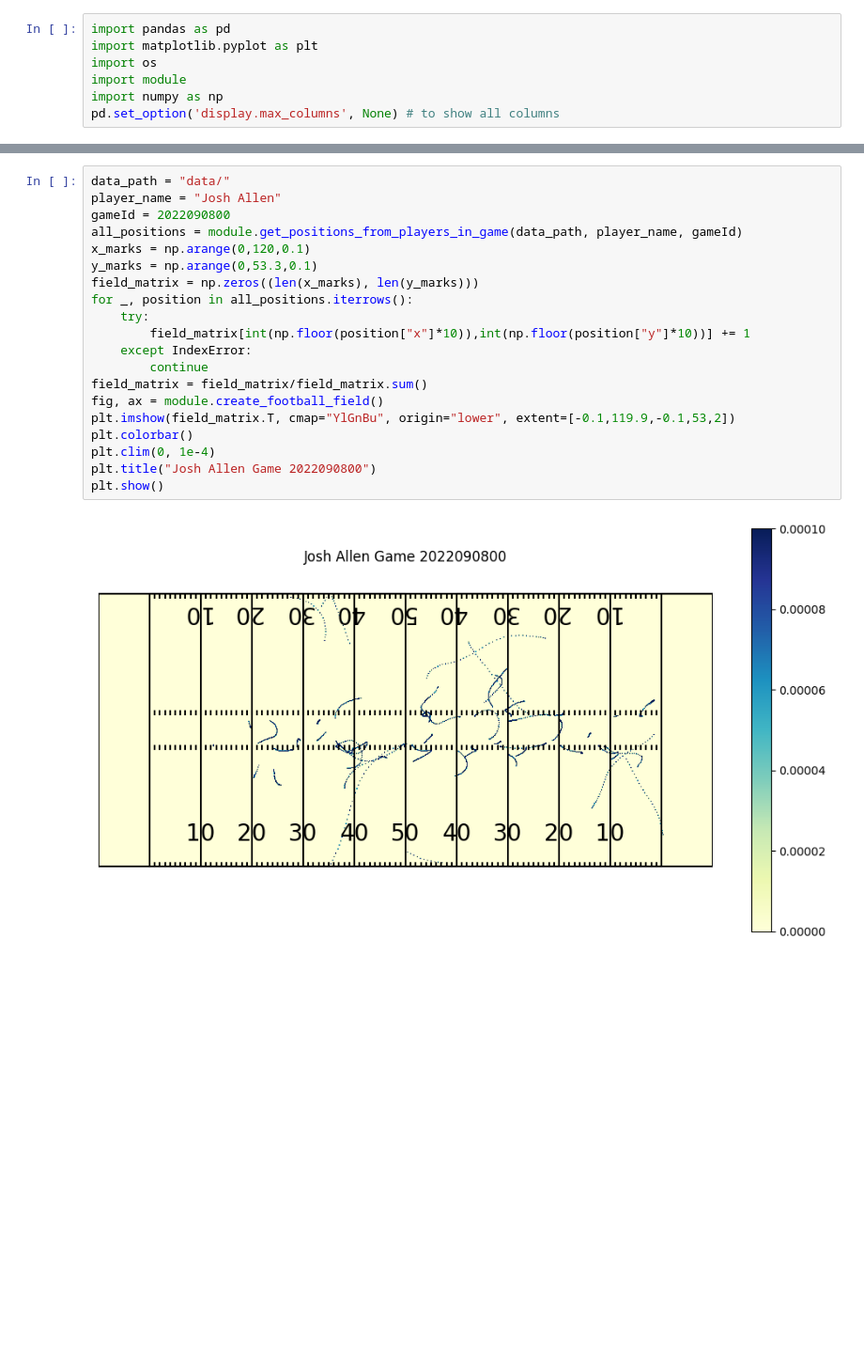
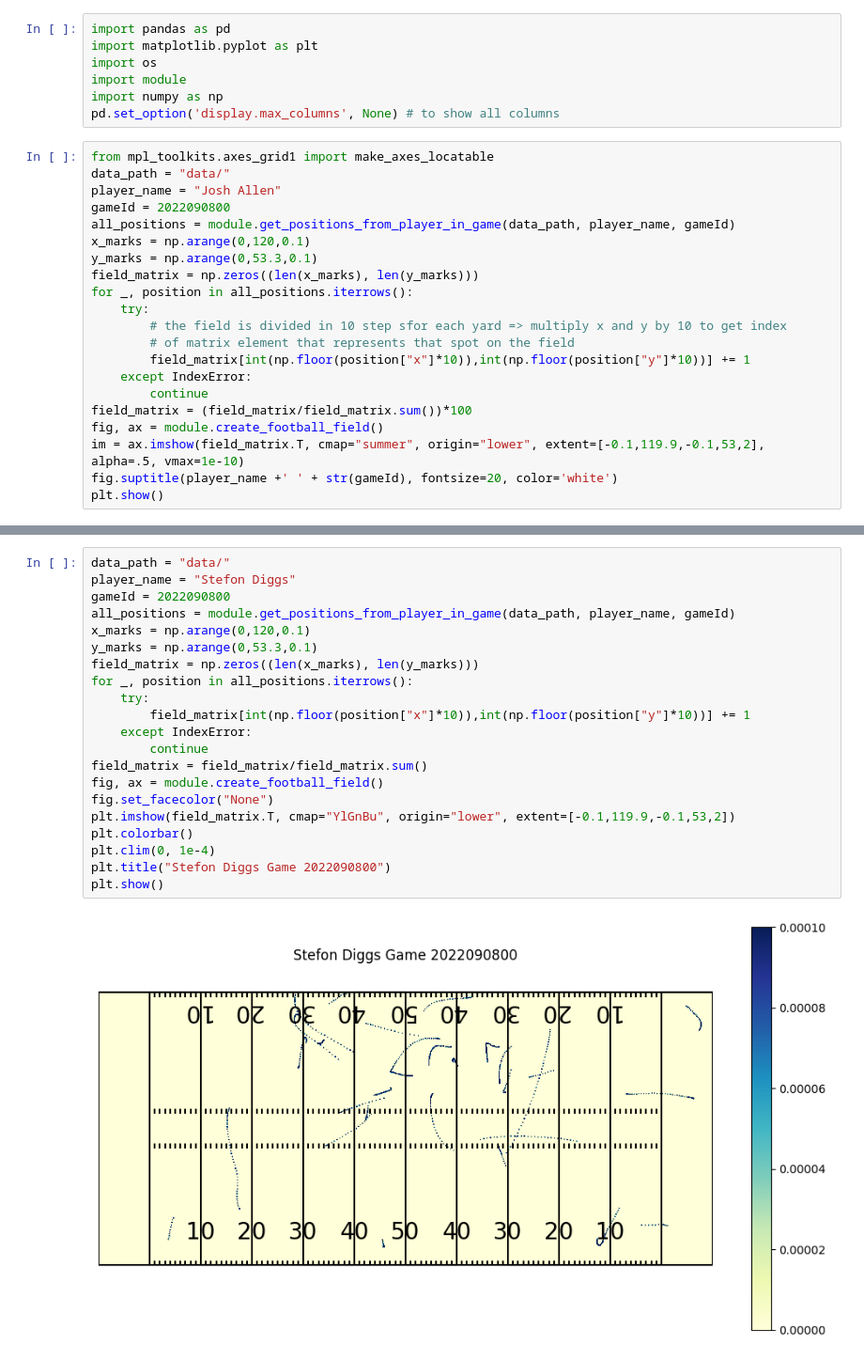
Before and after one commit to AdrianMelendez/nfl_data_analytics, a Jupyter notebook: notebook.ipynb, the cells around one changed output, grey strips where cells are left out. Shown at 94% size. Drawn from its saved outputs; the diff is of its cells as text; blank space fills up the shorter version.

```diff
--- a/notebook.ipynb
+++ b/notebook.ipynb
@@ -5,3 +5,24 @@ import os
 import module
 import numpy as np
 pd.set_option('display.max_columns', None) # to show all columns
+# %%
+from mpl_toolkits.axes_grid1 import make_axes_locatable
+data_path = "data/"
+player_name = "Josh Allen"
+gameId = 2022090800
+all_positions = module.get_positions_from_player_in_game(data_path, player_name, gameId)
+x_marks = np.arange(0,120,0.1)
+y_marks = np.arange(0,53.3,0.1)
+field_matrix = np.zeros((len(x_marks), len(y_marks)))
+for _, position in all_positions.iterrows():
+    try:
+        # the field is divided in 10 step sfor each yard => multiply x and y by 10 to get index
+        # of matrix element that represents that spot on the field
+        field_matrix[int(np.floor(position["x"]*10)),int(np.floor(position["y"]*10))] += 1
+    except IndexError:
+        continue
+field_matrix = (field_matrix/field_matrix.sum())*100
+fig, ax = module.create_football_field()
+im = ax.imshow(field_matrix.T, cmap="summer", origin="lower", extent=[-0.1,119.9,-0.1,53,2], alpha=.5, vmax=1e-10)
+fig.suptitle(player_name +' ' + str(gameId), fontsize=20, color='white')
+plt.show()
@@ -8,22 +31,23 @@ pd.set_option('display.max_columns', None) # to show all columns
 # %%
 data_path = "data/"
-player_name = "Josh Allen"
+player_name = "Stefon Diggs"
 gameId = 2022090800
-all_positions = module.get_positions_from_players_in_game(data_path, player_name, gameId)
+all_positions = module.get_positions_from_player_in_game(data_path, player_name, gameId)
 x_marks = np.arange(0,120,0.1)
 y_marks = np.arange(0,53.3,0.1)
 field_matrix = np.zeros((len(x_marks), len(y_marks)))
 for _, position in all_positions.iterrows():
     try:
         field_matrix[int(np.floor(position["x"]*10)),int(np.floor(position["y"]*10))] += 1
     except IndexError:
         continue
 field_matrix = field_matrix/field_matrix.sum()
 fig, ax = module.create_football_field()
+fig.set_facecolor("None")
 plt.imshow(field_matrix.T, cmap="YlGnBu", origin="lower", extent=[-0.1,119.9,-0.1,53,2])
 plt.colorbar()
 plt.clim(0, 1e-4)
-plt.title("Josh Allen Game 2022090800")
+plt.title("Stefon Diggs Game 2022090800")
 plt.show()
 # %% [output]
-[figure, old version]
+[figure, new version]
```
Also changed, not shown: parts of 6 cells of this notebook, 2 other files.
